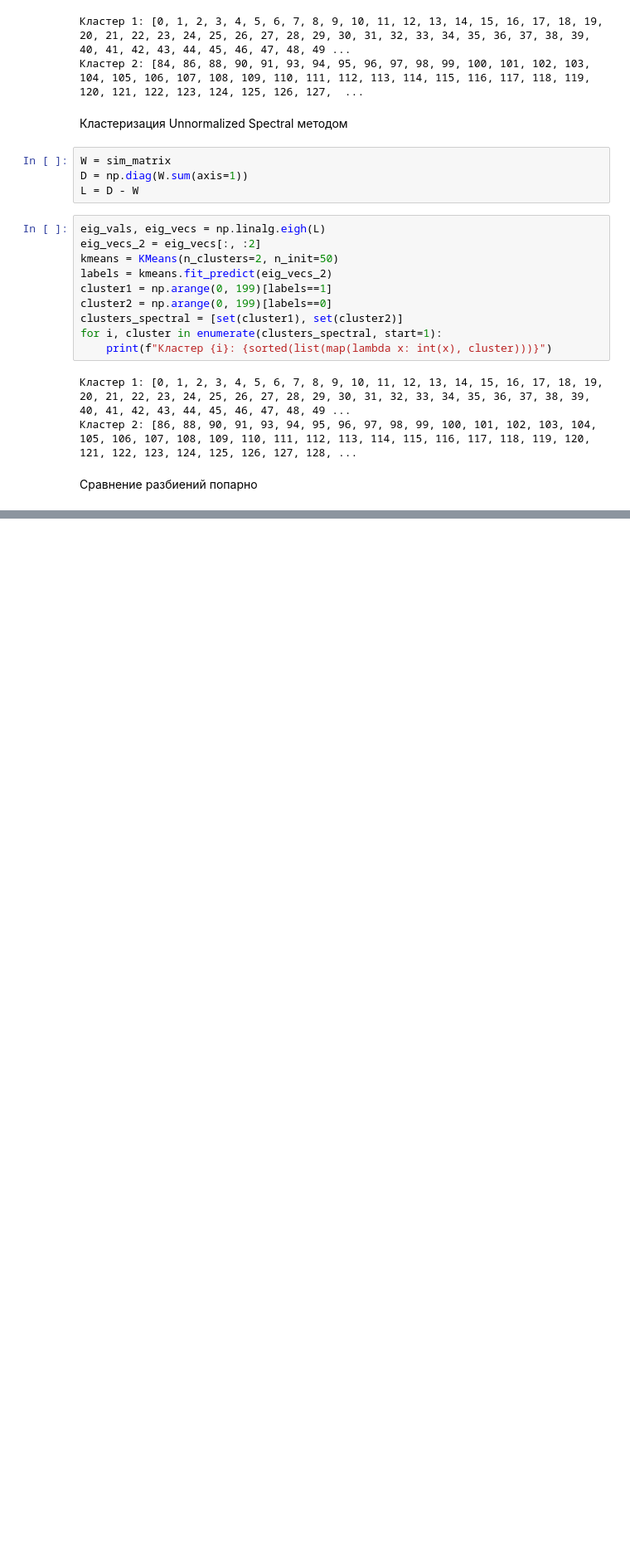
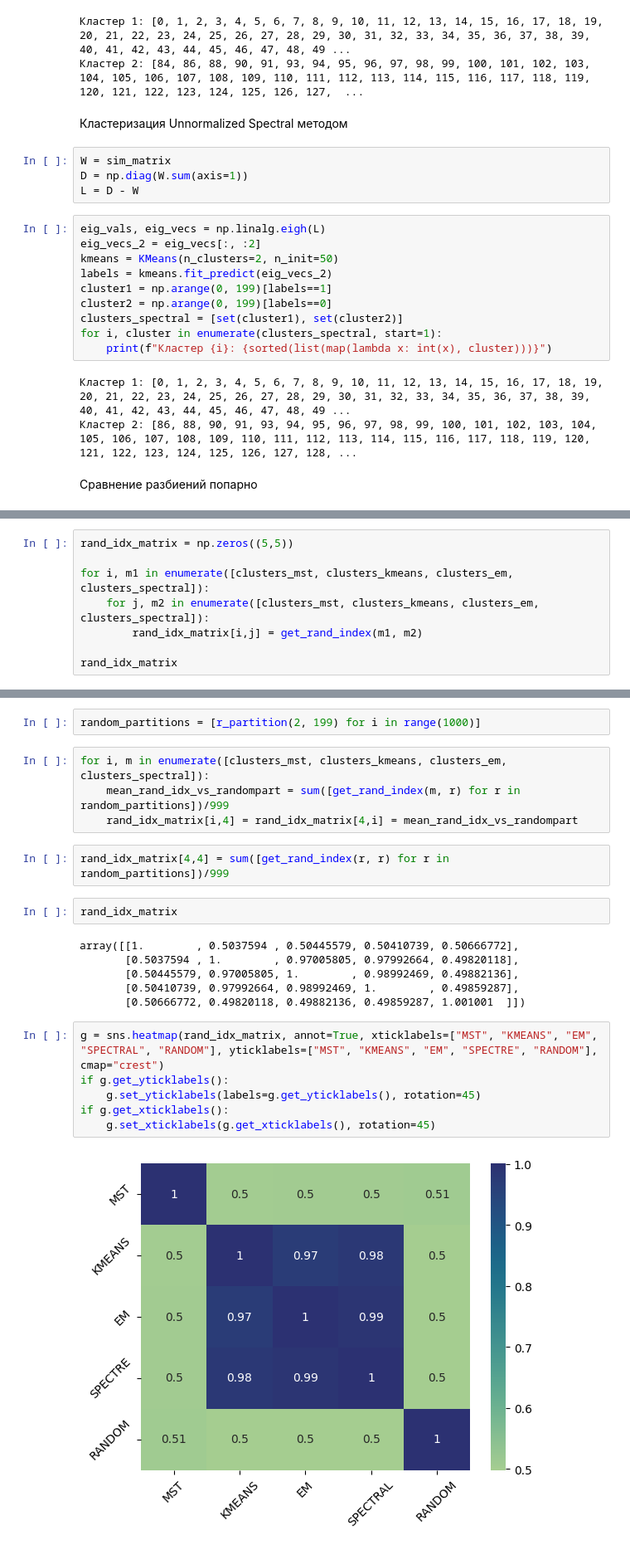
Before and after one commit to a13xbb/data-analysis-labs-mag, a Jupyter notebook: lab2/main.ipynb, the cells around one changed output, grey strips where cells are left out. Shown at 83% size. Saved outputs shown, nothing was run; the diff lists cells and outputs as text; blank space fills up the shorter version.

Commit message:
RAND idx & MOD fn added against randomPartition

```diff
--- a/lab2/main.ipynb
+++ b/lab2/main.ipynb
@@ -225,0 +253,8 @@ def get_rand_index(part1: list[set], part2: list[set]):
+# %%
+rand_idx_matrix = np.zeros((5,5))
+
+for i, m1 in enumerate([clusters_mst, clusters_kmeans, clusters_em, clusters_spectral]):
+    for j, m2 in enumerate([clusters_mst, clusters_kmeans, clusters_em, clusters_spectral]):
+        rand_idx_matrix[i,j] = get_rand_index(m1, m2)
+
+rand_idx_matrix
@@ -225,0 +267,24 @@ def get_rand_index(part1: list[set], part2: list[set]):
+# %%
+random_partitions = [r_partition(2, 199) for i in range(1000)]
+# %%
+for i, m in enumerate([clusters_mst, clusters_kmeans, clusters_em, clusters_spectral]):
+    mean_rand_idx_vs_randompart = sum([get_rand_index(m, r) for r in random_partitions])/999
+    rand_idx_matrix[i,4] = rand_idx_matrix[4,i] = mean_rand_idx_vs_randompart
+# %%
+rand_idx_matrix[4,4] = sum([get_rand_index(r, r) for r in random_partitions])/999
+# %%
+rand_idx_matrix
+# %% [output]
+array([[1.        , 0.5037594 , 0.50445579, 0.50410739, 0.50666772],
+       [0.5037594 , 1.        , 0.97005805, 0.97992664, 0.49820118],
+       [0.50445579, 0.97005805, 1.        , 0.98992469, 0.49882136],
+       [0.50410739, 0.97992664, 0.98992469, 1.        , 0.49859287],
+       [0.50666772, 0.49820118, 0.49882136, 0.49859287, 1.001001  ]])
+# %%
+g = sns.heatmap(rand_idx_matrix, annot=True, xticklabels=["MST", "KMEANS", "EM", "SPECTRAL", "RANDOM"], yticklabels=["MST", "KMEANS", "EM", "SPECTRE", "RANDOM"], cmap="crest")
+if g.get_yticklabels():
+    g.set_yticklabels(labels=g.get_yticklabels(), rotation=45)
+if g.get_xticklabels():
+    g.set_xticklabels(g.get_xticklabels(), rotation=45)
+# %% [output]
+[figure, added]
```
Also changed, not shown: parts of 7 cells of this notebook.
